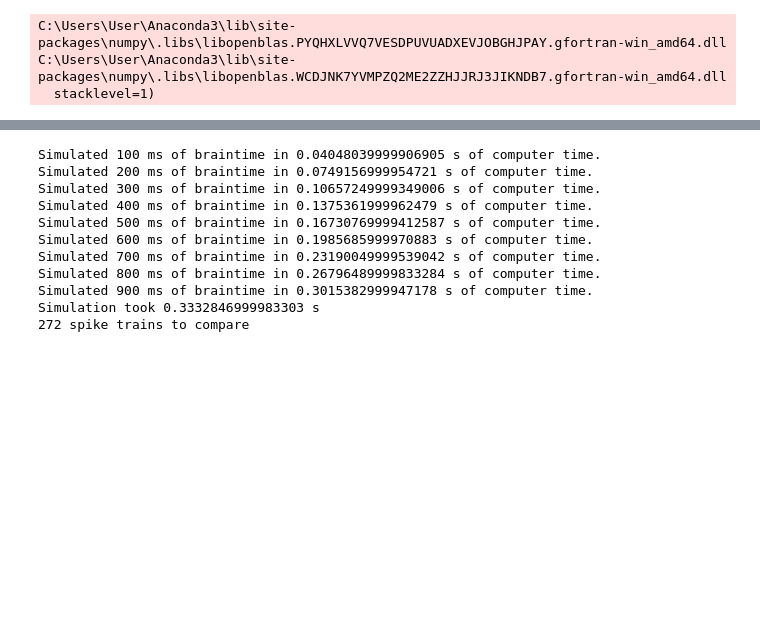
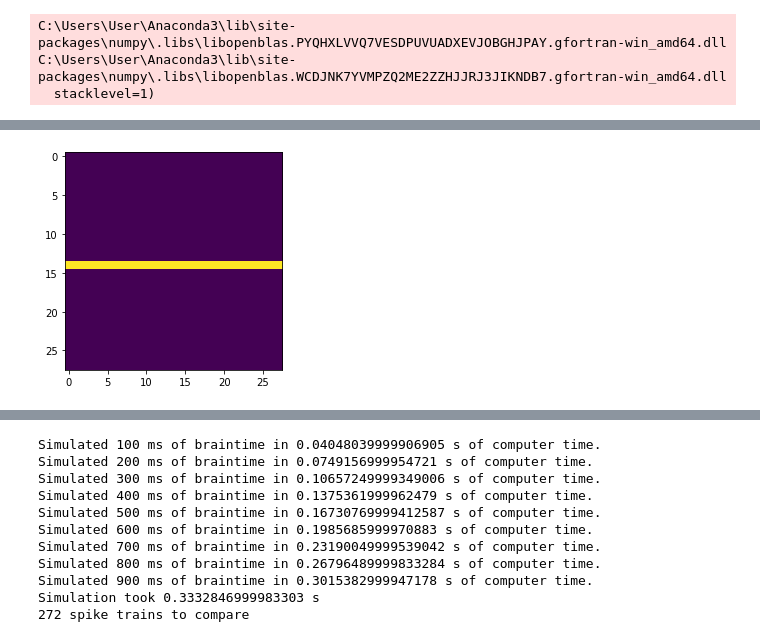
Before and after one commit to two-7182/synchrony, a Jupyter notebook: test.ipynb, the cells around one changed output, grey strips where cells are left out. Cells and saved outputs as stored; diff of their text form; code cells hidden in the pictures; blank space fills up the shorter version.

```diff
--- a/test.ipynb
+++ b/test.ipynb
@@ -139,0 +34,22 @@ def line_45_disjoint(strength=1, length=3, width=18, height=18):
+# %%
+width = 28
+height = 28
+strength = 1
+length = 3
+# %%
+img1 = np.zeros(shape=(height,width))
+
+middle_height, middle_width = height // 2, width // 2
+
+#left horizontal line
+rr_left_1, cc_left_1 = draw.line_nd((middle_height, 0), (middle_height, middle_width))
+img1[rr_left_1, cc_left_1] = strength
+
+#right horizontal line
+rr_right_1, cc_right_1 = draw.line_nd((middle_height, middle_width), (middle_height, width))
+img1[rr_right_1, cc_right_1] = strength
+
+plt.imshow(img1)
+plt.show()
+# %% [output]
+[figure, added]
```
Also changed, not shown: parts of 24 cells of this notebook.
